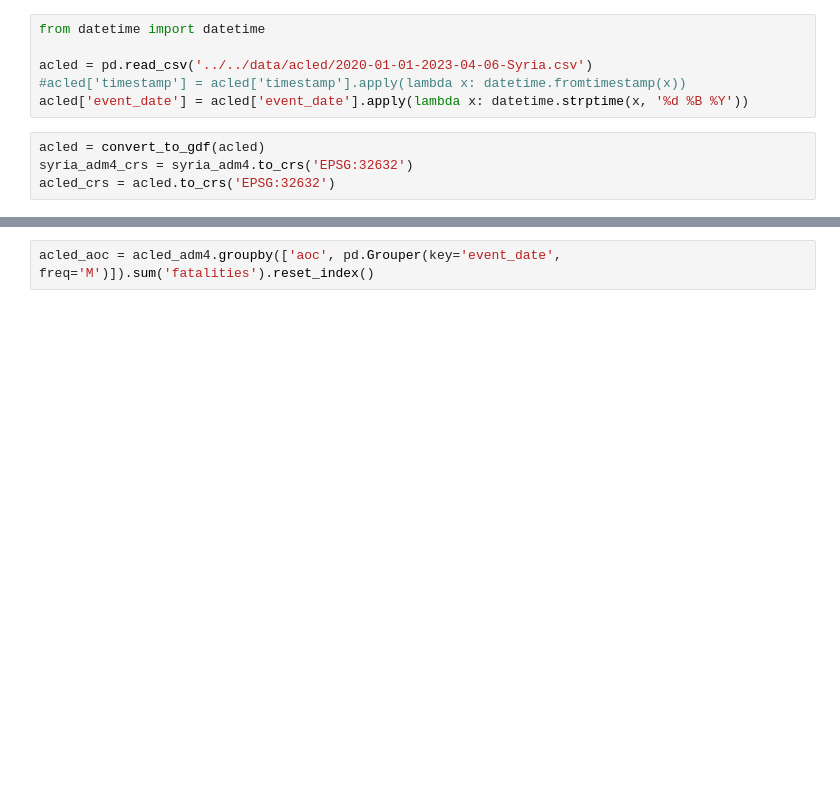
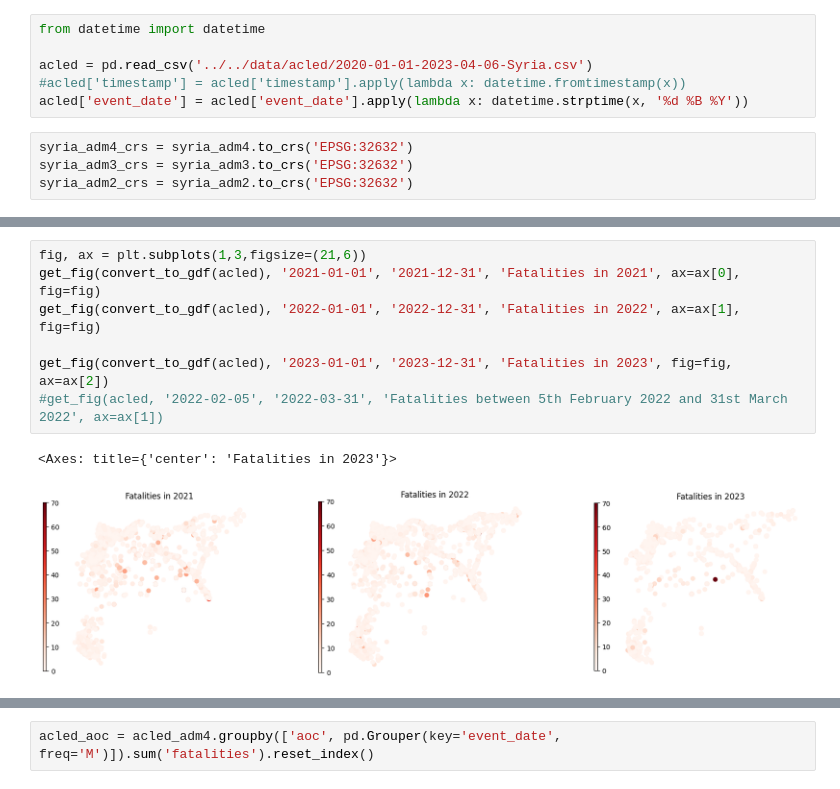
Before and after one commit to datapartnership/syria-economic-monitor, a Jupyter notebook: notebooks/conflict/acled.ipynb, the cells around one changed output, grey strips where cells are left out. Drawn from its saved outputs; the diff is of its cells as text; blank space fills up the shorter version.

Commit message:
acled insights

```diff
--- a/notebooks/conflict/acled.ipynb
+++ b/notebooks/conflict/acled.ipynb
@@ -58,6 +162,6 @@ acled = pd.read_csv('../../data/acled/2020-01-01-2023-04-06-Syria.csv')
 #acled['timestamp'] = acled['timestamp'].apply(lambda x: datetime.fromtimestamp(x))
 acled['event_date'] = acled['event_date'].apply(lambda x: datetime.strptime(x, '%d %B %Y'))
 # %%
-acled = convert_to_gdf(acled)
 syria_adm4_crs = syria_adm4.to_crs('EPSG:32632')
-acled_crs = acled.to_crs('EPSG:32632')
+syria_adm3_crs = syria_adm3.to_crs('EPSG:32632')
+syria_adm2_crs = syria_adm2.to_crs('EPSG:32632')
@@ -88,0 +215,10 @@ acled_adm4.to_csv('../../data/acled/acled_admin4_2020_2023.csv')
+# %%
+fig, ax = plt.subplots(1,3,figsize=(21,6))
+get_fig(convert_to_gdf(acled), '2021-01-01', '2021-12-31', 'Fatalities in 2021', ax=ax[0], fig=fig)
+get_fig(convert_to_gdf(acled), '2022-01-01', '2022-12-31', 'Fatalities in 2022', ax=ax[1], fig=fig)
+
+get_fig(convert_to_gdf(acled), '2023-01-01', '2023-12-31', 'Fatalities in 2023', fig=fig, ax=ax[2])
+#get_fig(acled, '2022-02-05', '2022-03-31', 'Fatalities between 5th February 2022 and 31st March 2022', ax=ax[1])
+# %% [output]
+<Axes: title={'center': 'Fatalities in 2023'}>
+[figure, added]
```
Also changed, not shown: parts of 29 cells of this notebook.
